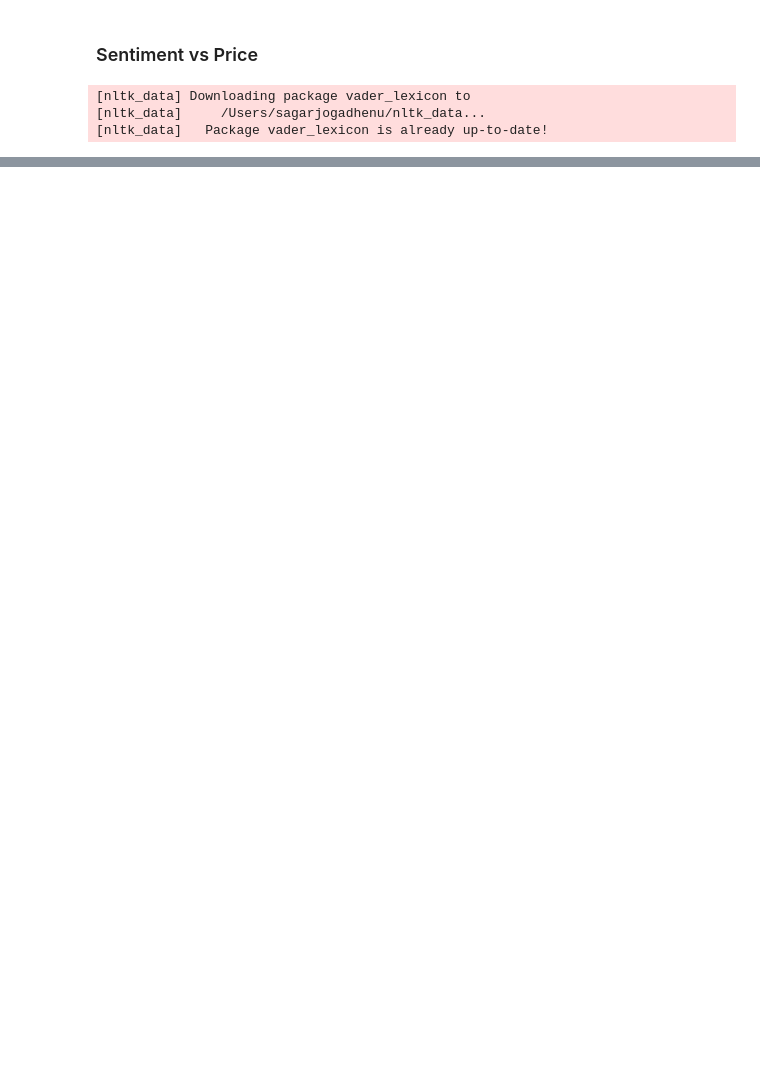
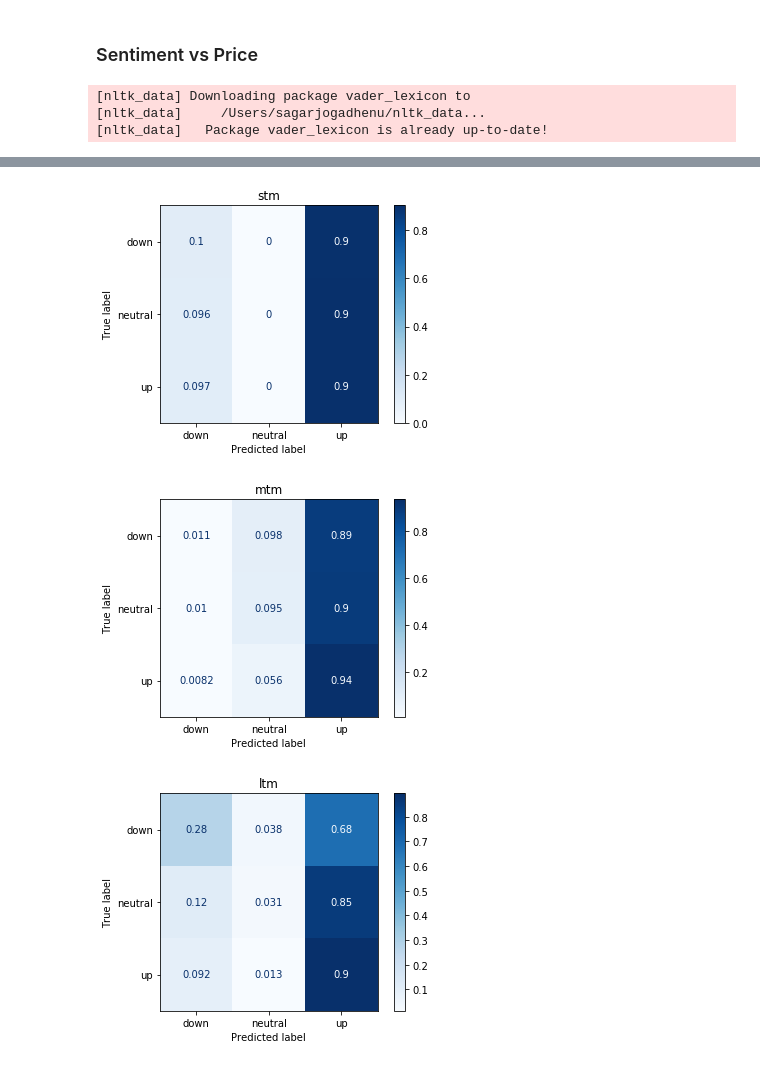
Before and after one commit to sj-ucsd/ece143_stock_sentiment_analysis, a Jupyter notebook: Stock_data_visualization.ipynb, the cells around one changed output, grey strips where cells are left out. Saved outputs shown, nothing was run; the diff lists cells and outputs as text; code cells hidden in the pictures; blank space fills up the shorter version.

```diff
--- a/Stock_data_visualization.ipynb
+++ b/Stock_data_visualization.ipynb
@@ -367,0 +460,11 @@ Text(0.5, 1.0, 'BABA chart')
+# %%
+symlist = ['ADI', 'AMT', 'AMZN', 'BABA', 'COUP', 'CRM', 'ERIC', 'GOOGL', 'MELI', 'MSFT', 'NVDA', 'OKTA', 'PANW', 'PYPL', 'QCOM', 'SHOP', 'SQ', 'TMUS']
+df = pd.read_csv('Data/Yahoo_data/AAPL.csv')
+for symbol in symlist:
+    df1 = pd.read_csv('Data/Yahoo_data/{}.csv'.format(symbol))
+    df1.dropna(inplace=True)
+    df = pd.concat([df,df1])
+# %%
+df['stm'] = prep_data.prepare_output_labels(df,length=7, threshold=1)
+df['mtm'] = prep_data.prepare_output_labels(df,length=20, threshold=3)
+df['ltm'] = prep_data.prepare_output_labels(df,length=90, threshold=7)
@@ -367,0 +487,34 @@ Text(0.5, 1.0, 'BABA chart')
+# %%
+# Pick columns of interest and split data for training and testing
+# Create
+#x_cols = ['Volume','Surprise_EPS', 'Estimated_Revenue', 'Reported_Revenue', 'weekly average','monthly average','long term average']
+x_cols = ['Volume','Surprise_EPS', 'Weekly Sentiment','Monthly Sentiment','Quarterly Sentiment']
+# due to rolling average, long term columns may have more NaNs so avoid dropping all of them
+# by separating into different DFs
+stm_df = df.loc[:,x_cols]
+stm_df['stm'] = df['stm']
+stm_df = stm_df.dropna()
+
+mtm_df = df.loc[:,x_cols]
+mtm_df['mtm'] = df['mtm']
+mtm_df = mtm_df.dropna()
+
+ltm_df = df.loc[:,x_cols]
+ltm_df['ltm'] = df['ltm']
+ltm_df = ltm_df.dropna()
+# %%
+term_dict = {'stm':stm_df,'mtm':mtm_df,'ltm':ltm_df}
+lr= LogisticRegression(multi_class='multinomial',solver='newton-cg')
+for term in term_dict.keys():
+    X_train, X_test, y_train, y_test = get_train_test_data(term_dict[term], x_cols,[term])
+    lr.fit(X_train,np.ravel(y_train))
+    disp = metrics.plot_confusion_matrix(lr, X_test, y_test,
+                                 display_labels=['down','neutral','up'],
+                                 cmap=plt.cm.Blues,
+                                 normalize='true')
+    disp.ax_.set_title(term)
+    plt.show()
+# %% [output]
+[figure, added]
+[figure, added]
+[figure, added]
```
Also changed, not shown: parts of 24 cells of this notebook, 2 other files.
